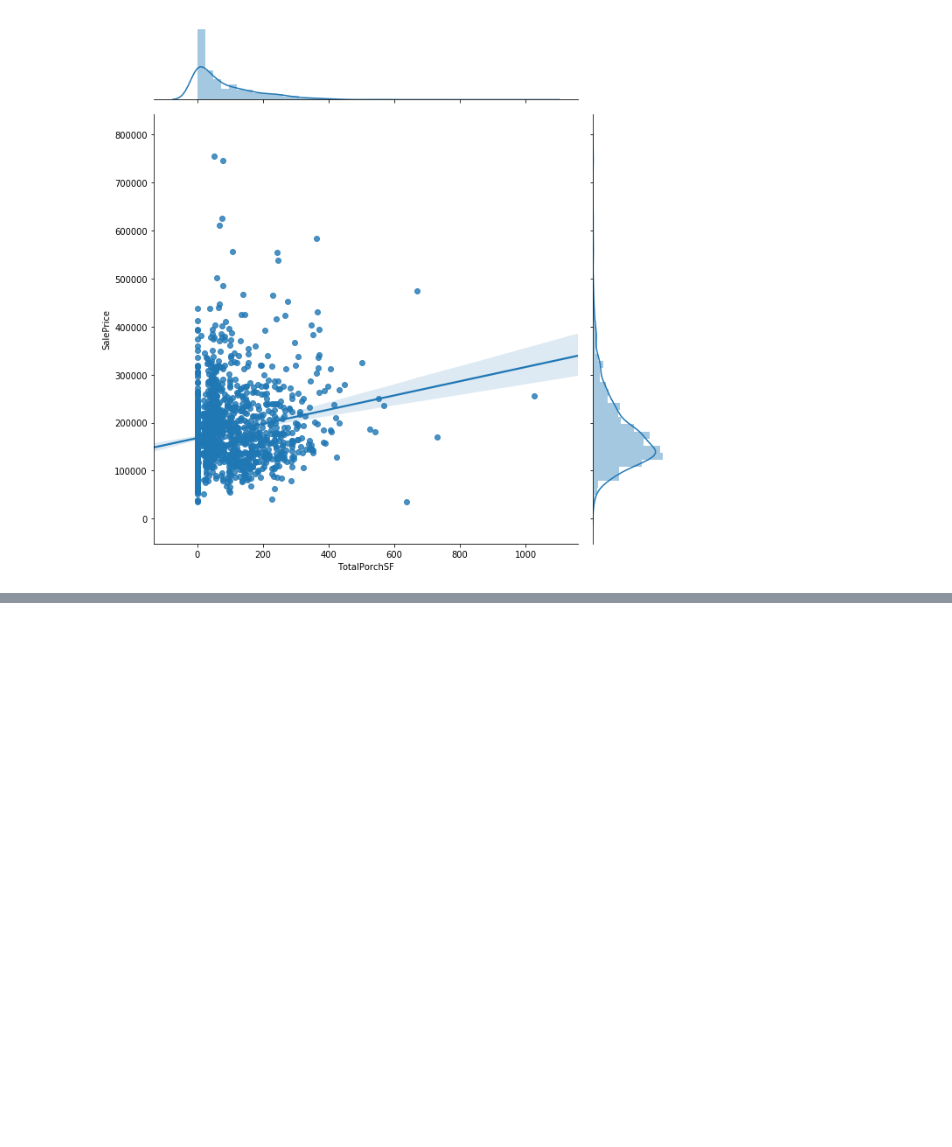
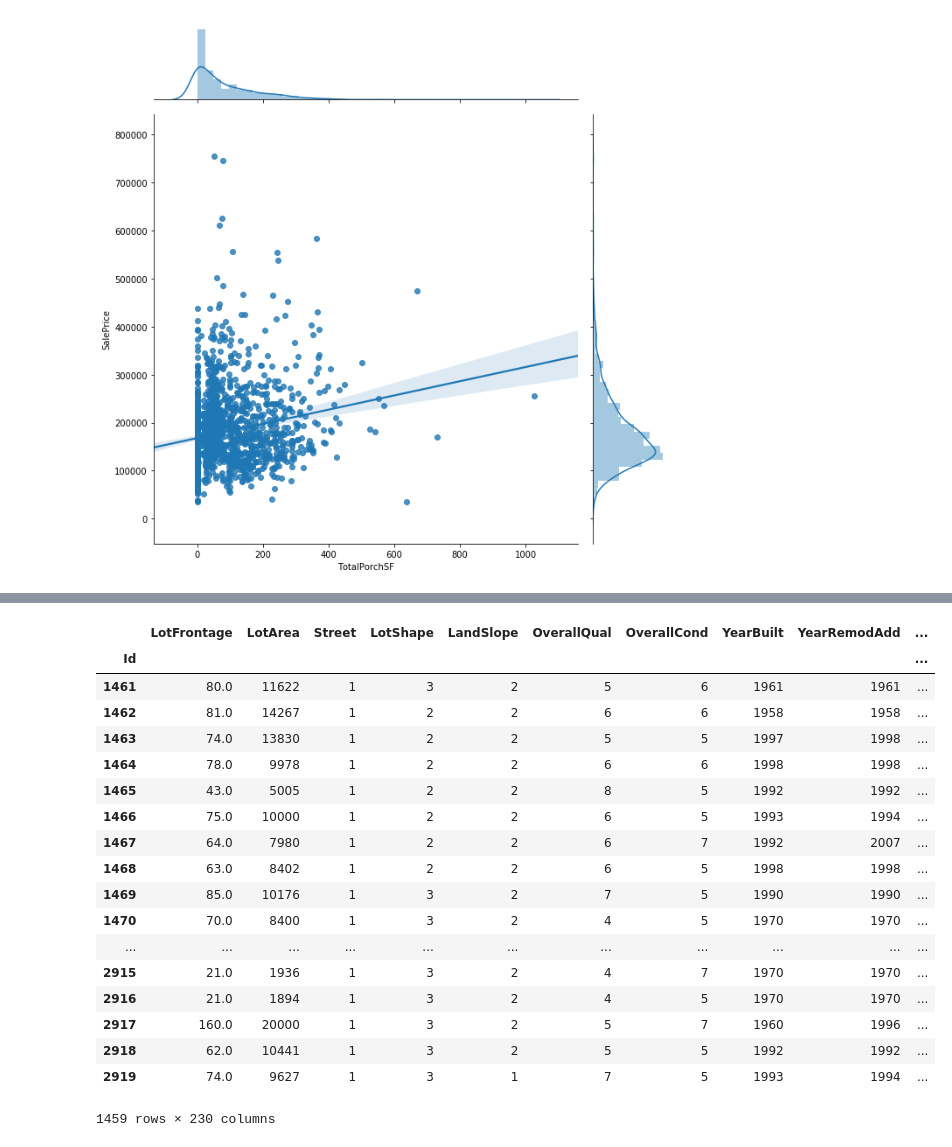
Before and after one commit to axyarthur/project3, a Jupyter notebook: WillThurston/Intro to EDA with Predicting Housing Prices.ipynb, the cells around one changed output, grey strips where cells are left out. Saved outputs shown, nothing was run; the diff lists cells and outputs as text; code cells hidden in the pictures; blank space fills up the shorter version.

```diff
--- a/WillThurston/Intro to EDA with Predicting Housing Prices.ipynb
+++ b/WillThurston/Intro to EDA with Predicting Housing Prices.ipynb
@@ -1286,7 +1279,10 @@ plt.show()
 # %%
-all_data.loc[(all_data['Neighborhood'].isin(['StoneBr', 'NridgHt', 'NoRidge'])),'NeighWealth'] = 2
+all_data.loc[(all_data['Neighborhood'].isin(['StoneBr', 'NridgHt', 'NoRidge'])),'NeighWealth'] = 3
+all_data.loc[(all_data['Neighborhood'].isin(['BrkSide', 'Edwards', 'OldTown',
+                                             'Sawyer', 'Blueste', 'SWISU',
+                                             'NPkVill', 'NAmes', 'Mitchel'])),'NeighWealth'] = 1
 all_data.loc[(all_data['Neighborhood'].isin(['MeadowV', 'IDOTRR', 'BrDale'])),'NeighWealth'] = 0
-all_data['NeighWealth'].fillna(1,inplace=True)
+all_data['NeighWealth'].fillna(2,inplace=True)
 # %%
 all_data.NeighWealth.value_counts()
 # %% [output]
@@ -1338,0 +1378,14 @@ https://www.kaggle.com/ffisegydd/sklearn-multicollinearity-class
+# %%
+new_df = pd.DataFrame([])
+count = 1
+for i in all_data[category_columns].columns:
+    values = all_data[str(i)]
+
+    # binary encode
+    onehot_encoded = pd.get_dummies(values, prefix=str(i), prefix_sep="__")
+
+    new_df = pd.concat([new_df, pd.DataFrame(onehot_encoded).iloc[:,1:]], axis = 1,sort = True)
+    #print(count,": ",new_df.shape)
+    count += 1
+
+new_df.head()
@@ -1338,0 +1407,22 @@ https://www.kaggle.com/ffisegydd/sklearn-multicollinearity-class
+# %%
+rf_df[rf_df.isnull().any(1)]
+# %% [output]
+|  | LotFrontage | LotArea | Street | LotShape | LandSlope | OverallQual | OverallCond | YearBuilt | YearRemodAdd | ... |
+| Id |  |  |  |  |  |  |  |  |  | ... |
+| 1461 | 80.0 | 11622 | 1 | 3 | 2 | 5 | 6 | 1961 | 1961 | ... |
+| 1462 | 81.0 | 14267 | 1 | 2 | 2 | 6 | 6 | 1958 | 1958 | ... |
+| 1463 | 74.0 | 13830 | 1 | 2 | 2 | 5 | 5 | 1997 | 1998 | ... |
+| 1464 | 78.0 | 9978 | 1 | 2 | 2 | 6 | 6 | 1998 | 1998 | ... |
+| 1465 | 43.0 | 5005 | 1 | 2 | 2 | 8 | 5 | 1992 | 1992 | ... |
+| 1466 | 75.0 | 10000 | 1 | 2 | 2 | 6 | 5 | 1993 | 1994 | ... |
+| 1467 | 64.0 | 7980 | 1 | 2 | 2 | 6 | 7 | 1992 | 2007 | ... |
+| 1468 | 63.0 | 8402 | 1 | 2 | 2 | 6 | 5 | 1998 | 1998 | ... |
+| 1469 | 85.0 | 10176 | 1 | 3 | 2 | 7 | 5 | 1990 | 1990 | ... |
+| 1470 | 70.0 | 8400 | 1 | 3 | 2 | 4 | 5 | 1970 | 1970 | ... |
+| ... | ... | ... | ... | ... | ... | ... | ... | ... | ... | ... |
+| 2915 | 21.0 | 1936 | 1 | 3 | 2 | 4 | 7 | 1970 | 1970 | ... |
+| 2916 | 21.0 | 1894 | 1 | 3 | 2 | 4 | 5 | 1970 | 1970 | ... |
+| 2917 | 160.0 | 20000 | 1 | 3 | 2 | 5 | 7 | 1960 | 1996 | ... |
+| 2918 | 62.0 | 10441 | 1 | 3 | 2 | 5 | 5 | 1992 | 1992 | ... |
+| 2919 | 74.0 | 9627 | 1 | 3 | 1 | 7 | 5 | 1993 | 1994 | ... |
+1459 rows × 230 columns
```
Also changed, not shown: parts of 53 cells of this notebook.
